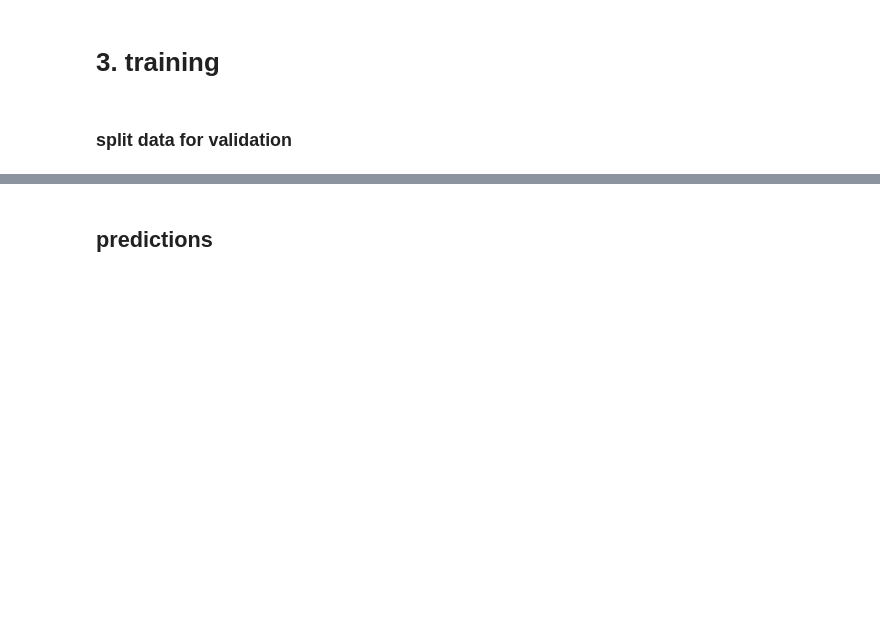
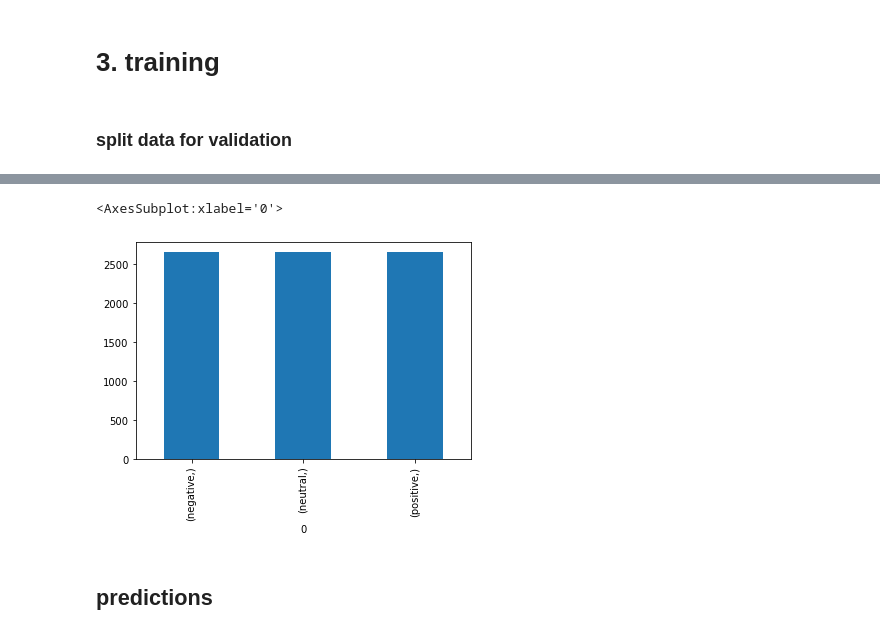
Before and after one commit to LOOP115/Tweets_Sentiment_Classification, a Jupyter notebook: main/final model.ipynb, the cells around one changed output, grey strips where cells are left out. Cells and saved outputs as stored; diff of their text form; code cells hidden in the pictures; blank space fills up the shorter version.

```diff
--- a/main/final model.ipynb
+++ b/main/final model.ipynb
@@ -121,3 +132,8 @@ ts = test_size/train_size
 X_train_s, X_validation, y_train_s, y_validation = train_test_split(X_train_new,Y_train, test_size=ts)
 # %%
 cv = round(X_train_s.shape[0] / X_validation.shape[0])
+# %%
+# Prototype selection
+from imblearn.under_sampling import RandomUnderSampler
+rus = RandomUnderSampler(random_state=0)
+X_resampled, y_resampled = rus.fit_resample(X_train_s, y_train_s)
@@ -124,3 +159,8 @@ cv = round(X_train_s.shape[0] / X_validation.shape[0])
+# %%
+resampled_labels.value_counts().plot(kind='bar')
+# %% [output]
+<AxesSubplot:xlabel='0'>
+[figure, added]
 # %% [markdown]
 ## predictions
 # %%
```
Also changed, not shown: parts of 9 cells of this notebook, 3 other files.
